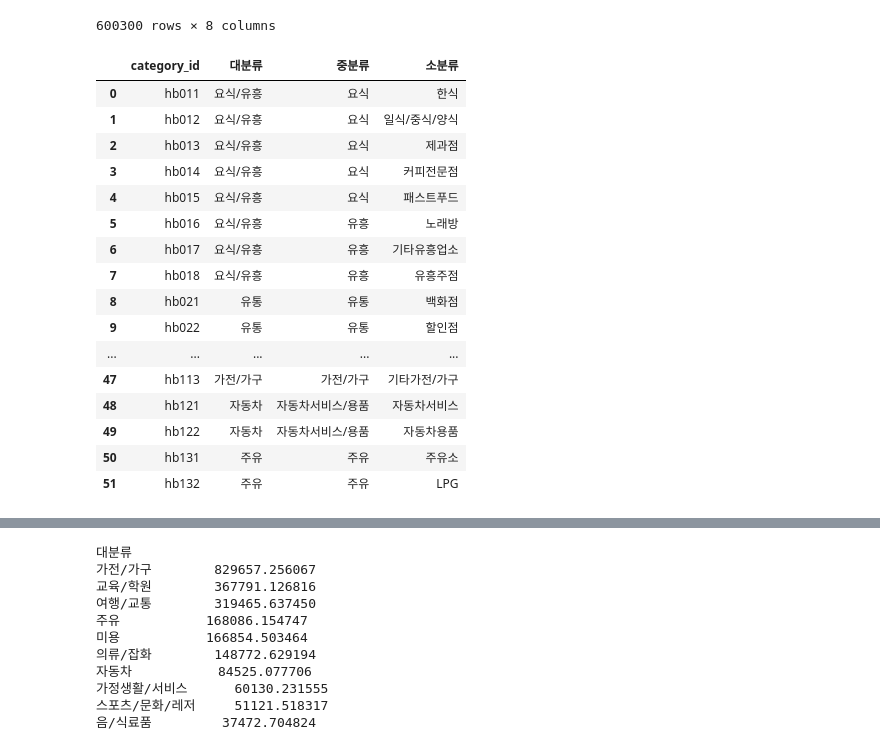
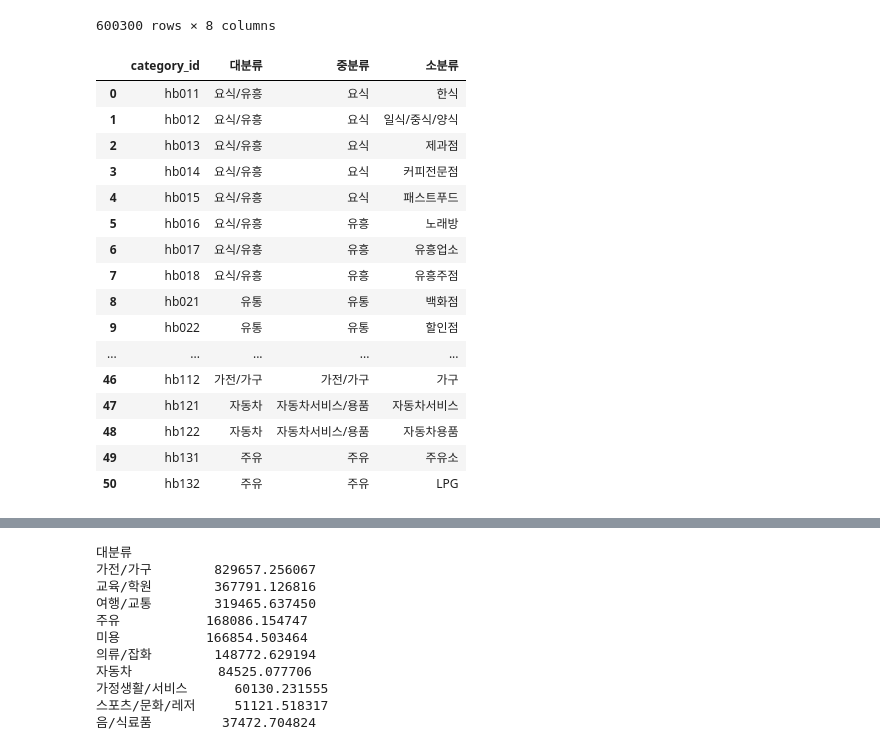
Before and after one commit to shimminjeong/HANA-SafetyOne, a Jupyter notebook: python/fds.ipynb, the cells around one changed output, grey strips where cells are left out. Saved outputs shown, nothing was run; the diff lists cells and outputs as text; code cells hidden in the pictures.

```diff
--- a/python/fds.ipynb
+++ b/python/fds.ipynb
@@ -29,28 +31,28 @@ data
 # %%
 cursor = connection.cursor()
 sql="select * from category"
 cursor.execute(sql)
 
 rows = cursor.fetchall()
 cursor.close()
-columns = ['category_id','대분류','중분류','소분류']
+columns = ['category_id','category_big','category_middle','category_small']
 category = pd.DataFrame(rows, columns=columns)
 category
 # %% [output]
 |  | category_id | 대분류 | 중분류 | 소분류 |
 | 0 | hb011 | 요식/유흥 | 요식 | 한식 |
 | 1 | hb012 | 요식/유흥 | 요식 | 일식/중식/양식 |
 | 2 | hb013 | 요식/유흥 | 요식 | 제과점 |
 | 3 | hb014 | 요식/유흥 | 요식 | 커피전문점 |
 | 4 | hb015 | 요식/유흥 | 요식 | 패스트푸드 |
 | 5 | hb016 | 요식/유흥 | 유흥 | 노래방 |
-| 6 | hb017 | 요식/유흥 | 유흥 | 기타유흥업소 |
+| 6 | hb017 | 요식/유흥 | 유흥 | 유흥업소 |
 | 7 | hb018 | 요식/유흥 | 유흥 | 유흥주점 |
 | 8 | hb021 | 유통 | 유통 | 백화점 |
 | 9 | hb022 | 유통 | 유통 | 할인점 |
 | ... | ... | ... | ... | ... |
-| 47 | hb113 | 가전/가구 | 가전/가구 | 기타가전/가구 |
-| 48 | hb121 | 자동차 | 자동차서비스/용품 | 자동차서비스 |
-| 49 | hb122 | 자동차 | 자동차서비스/용품 | 자동차용품 |
-| 50 | hb131 | 주유 | 주유 | 주유소 |
-| 51 | hb132 | 주유 | 주유 | LPG |
+| 46 | hb112 | 가전/가구 | 가전/가구 | 가구 |
+| 47 | hb121 | 자동차 | 자동차서비스/용품 | 자동차서비스 |
+| 48 | hb122 | 자동차 | 자동차서비스/용품 | 자동차용품 |
+| 49 | hb131 | 주유 | 주유 | 주유소 |
+| 50 | hb132 | 주유 | 주유 | LPG |
```
Also changed, not shown: parts of 3 cells of this notebook, 2 other files.
